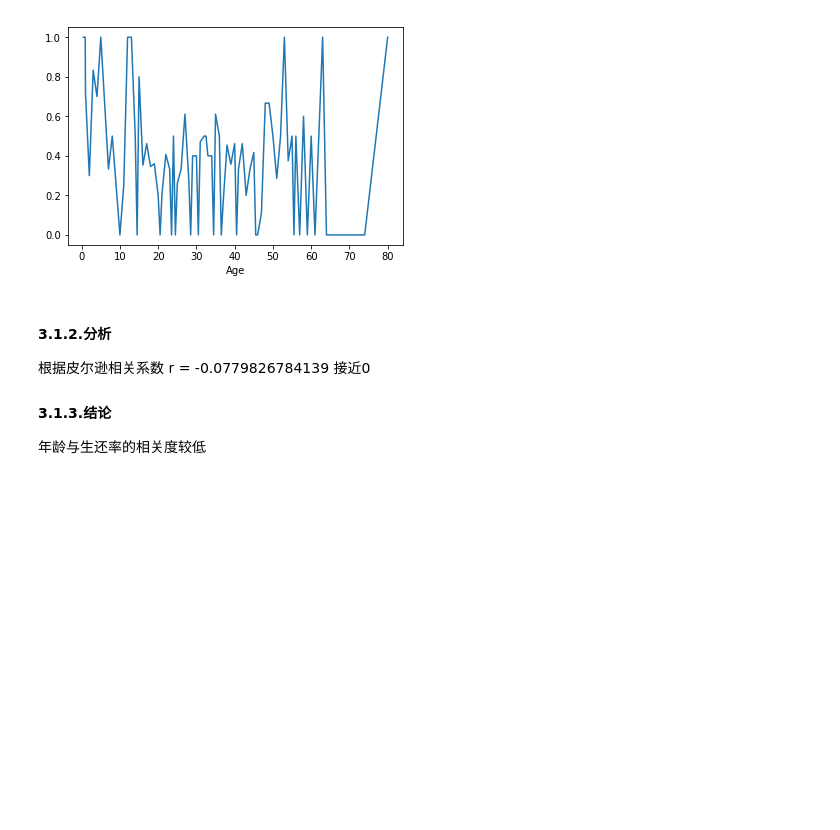
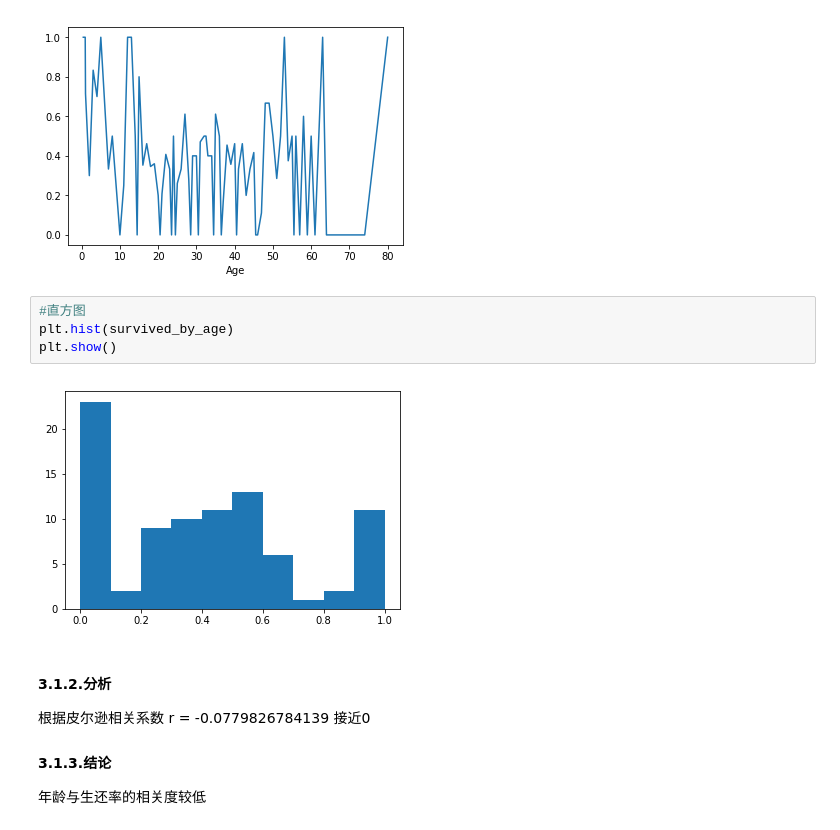
Before and after one commit to etangyushan/titanic_analyzing, a Jupyter notebook: titanic.ipynb, the cells around one changed output. Cells and saved outputs as stored; diff of their text form; blank space fills up the shorter version.

```diff
--- a/titanic.ipynb
+++ b/titanic.ipynb
@@ -175,6 +219,12 @@ survived_by_age.plot()
 # %% [output]
 <matplotlib.axes._subplots.AxesSubplot at 0x...>
 [figure]
+# %%
+#直方图
+plt.hist(survived_by_age)
+plt.show()
+# %% [output]
+[figure, added]
 # %% [markdown]
 #### 3.1.2.分析
 
```
Also changed, not shown: parts of 4 cells of this notebook.
